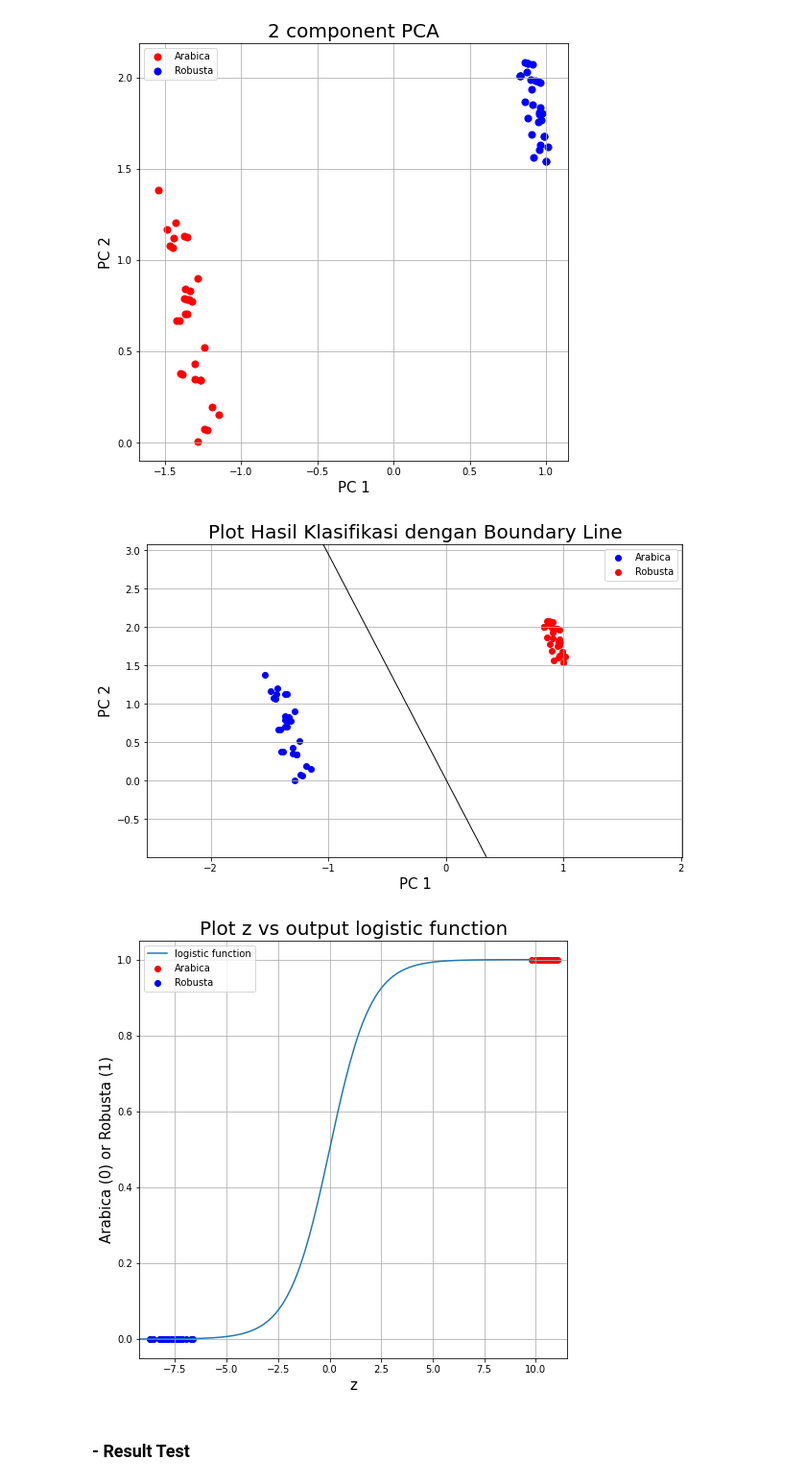
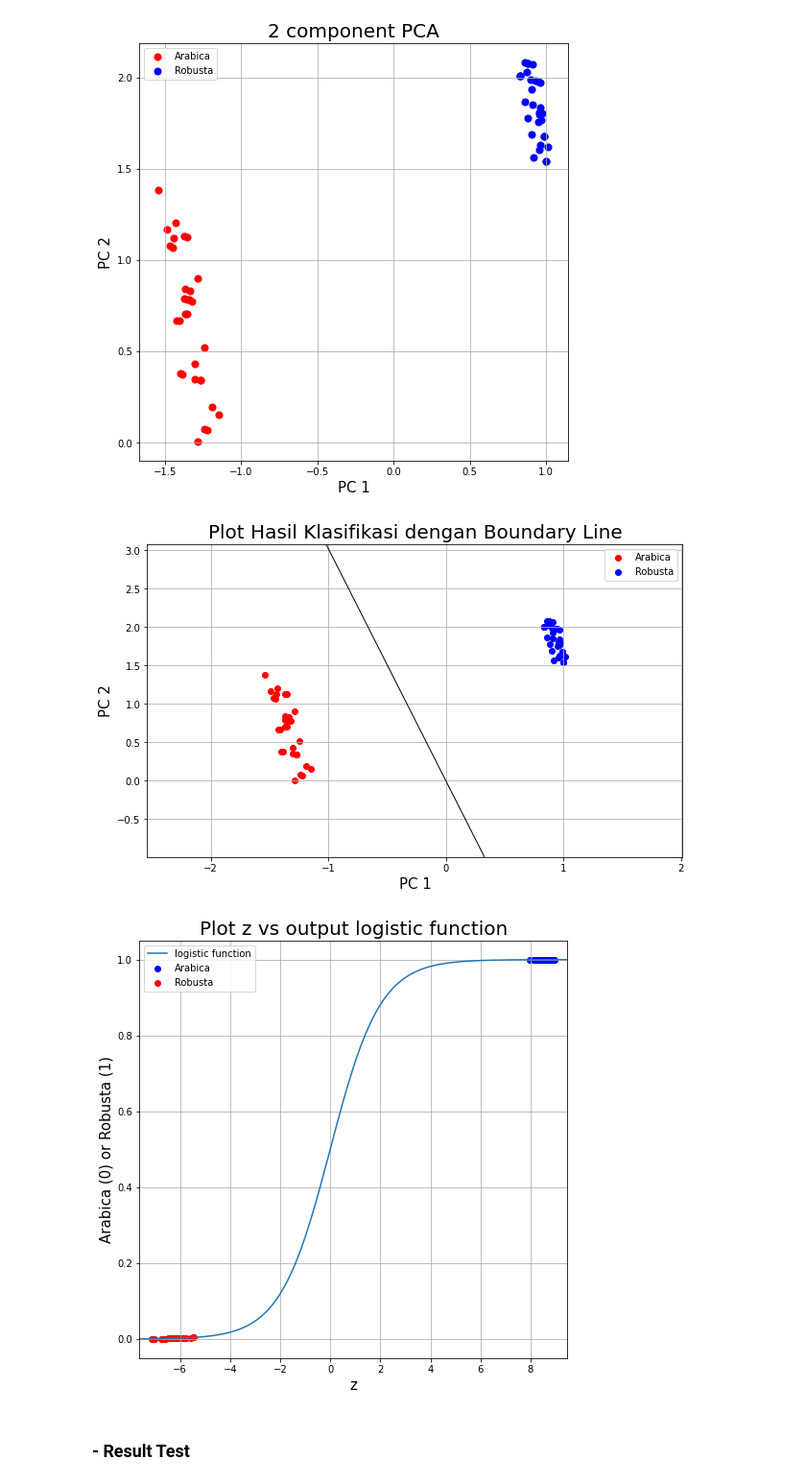
Before and after one commit to GusZandy/Logistic-Regression-2, a Jupyter notebook: LogisticRegression_2.ipynb, the cells around one changed output. Shown at 96% size. Cells and saved outputs as stored; diff of their text form; code cells hidden in the pictures.

```diff
--- a/LogisticRegression_2.ipynb
+++ b/LogisticRegression_2.ipynb
@@ -224,7 +224,7 @@ data_y = data_y.flatten()
 # %% [markdown]
 ### - Membuat obyek dari kelas LogisticRegression
 # %%
-model = LogisticRegression(data_x=data_x, data_y=data_y, learning_rate=0.01, num_iteration=100000)
+model = LogisticRegression(data_x=data_x, data_y=data_y, learning_rate=0.01, num_iteration=10000)
 # %% [markdown]
 ### - Training Data
 # %%
@@ -373,8 +373,8 @@ plt.figure(figsize=(10, 6))
 plt.xlabel('PC 1', fontsize = 15)
 plt.ylabel('PC 2', fontsize = 15)
 plt.title('Plot Hasil Klasifikasi dengan Boundary Line', fontsize = 20)
-plt.scatter(test_X[test_y == 0][:, 0], test_X[test_y == 0][:, 1], color='b', label='0')
-plt.scatter(test_X[test_y == 1][:, 0], test_X[test_y == 1][:, 1], color='r', label='1')
+plt.scatter(test_X[test_y == 0][:, 0], test_X[test_y == 0][:, 1], color='r', label='0')
+plt.scatter(test_X[test_y == 1][:, 0], test_X[test_y == 1][:, 1], color='b', label='1')
 plt.legend(['Arabica', 'Robusta'])
 plt.grid()
 x1_min, x1_max = test_X[:,0].min() - 1, test_X[:,0].max() + 1,
@@ -384,33 +384,33 @@ grid = np.c_[xx1.ravel(), xx2.ravel()]
 probs = model.predict_prob(grid).reshape(xx1.shape)
 plt.contour(xx1, xx2, probs, [0.5], linewidths=1, colors='black');
 # %% [output]
-[figure, old version]
+[figure, new version]
 # %%
 def sigmoid(theta, x):
     x = np.concatenate((np.ones((x.shape[0], 1)), x), axis=1)
     z = np.dot(x, theta)
     return z, 1 / (1 + np.exp(-z))
 
 idx = np.array([[i, i] for i in np.arange(-10, 10, 0.1)])
 out = sigmoid(model.theta, idx)
 
 fig = plt.figure(figsize = (8,8))
 ax = fig.add_subplot(1,1,1)
 ax.set_xlabel('z', fontsize = 15)
 ax.set_ylabel('Arabica (0) or Robusta (1)', fontsize = 15)
 ax.set_title('Plot z vs output logistic function', fontsize = 20)
 
 z_test, data_prediction_test = sigmoid(model.theta, test_X)
-plt.scatter(z_test[test_y == 1], data_prediction_test[test_y == 1], color='r', label='Arabica')
-plt.scatter(z_test[test_y == 0], data_prediction_test[test_y == 0], color='b', label='Robusta')
+plt.scatter(z_test[test_y == 1], data_prediction_test[test_y == 1], color='b', label='Robusta')
+plt.scatter(z_test[test_y == 0], data_prediction_test[test_y == 0], color='r', label='Arabica')
 
 ax.plot(idx[:,1], [1 / (1 + np.exp(-i)) for i in idx[:,1]])
 plt.xlim(min(z_test) - 0.5,
          max(z_test) + 0.5)
 ax.legend(['logistic function', 'Arabica', 'Robusta'])
 ax.grid()
 # %% [output]
-[figure, old version]
+[figure, new version]
 # %% [markdown]
 ### - Result Test
 # %%
```
Also changed, not shown: parts of 4 cells of this notebook.
